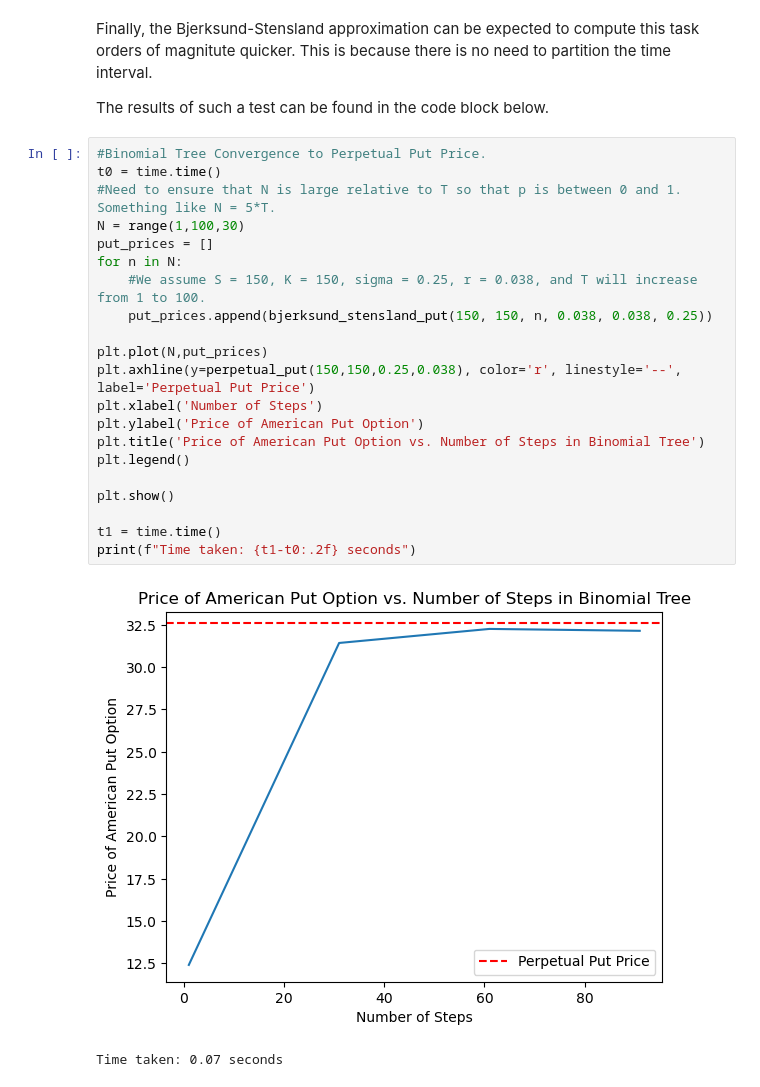
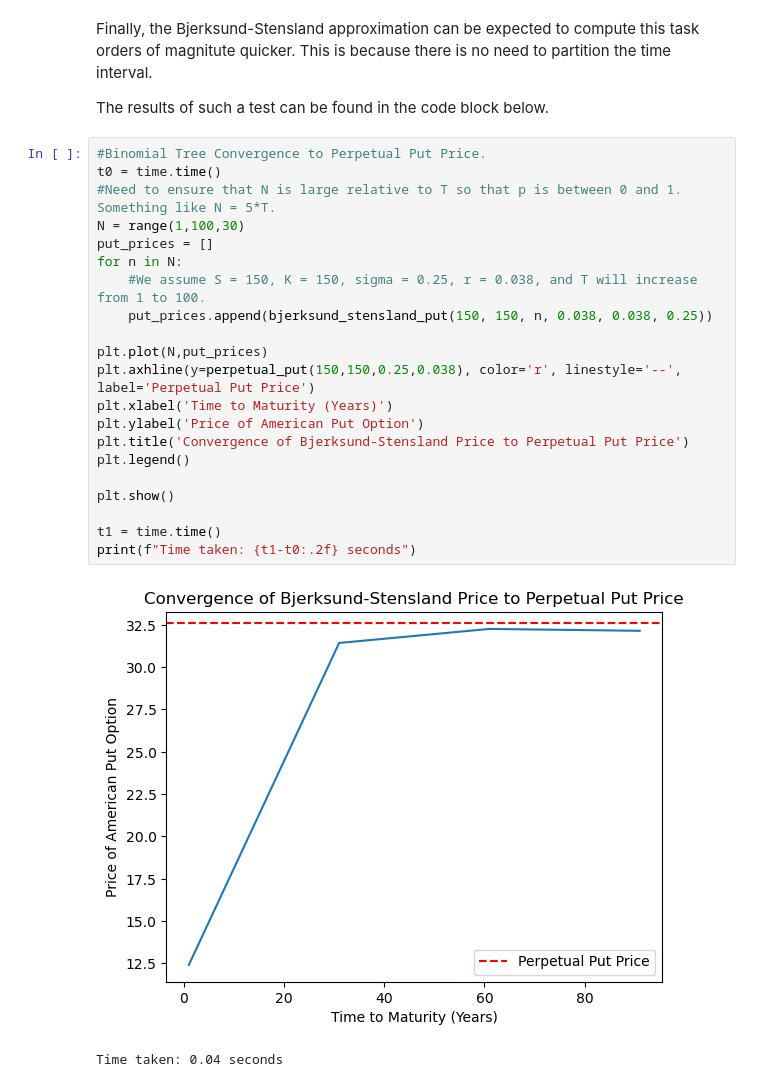
Before and after one commit to nathan-p-burns/pricing_american_options, a Jupyter notebook: pricing_american_options.ipynb, the cells around one changed output. Drawn from its saved outputs; the diff is of its cells as text.

```diff
--- a/pricing_american_options.ipynb
+++ b/pricing_american_options.ipynb
@@ -727,24 +727,24 @@ The results of such a test can be found in the code block below.
 # %%
 #Binomial Tree Convergence to Perpetual Put Price.
 t0 = time.time()
 #Need to ensure that N is large relative to T so that p is between 0 and 1. Something like N = 5*T.
 N = range(1,100,30)
 put_prices = []
 for n in N:
     #We assume S = 150, K = 150, sigma = 0.25, r = 0.038, and T will increase from 1 to 100.
     put_prices.append(bjerksund_stensland_put(150, 150, n, 0.038, 0.038, 0.25))
 
 plt.plot(N,put_prices)
 plt.axhline(y=perpetual_put(150,150,0.25,0.038), color='r', linestyle='--', label='Perpetual Put Price')
-plt.xlabel('Number of Steps')
+plt.xlabel('Time to Maturity (Years)')
 plt.ylabel('Price of American Put Option')
-plt.title('Price of American Put Option vs. Number of Steps in Binomial Tree')
+plt.title('Convergence of Bjerksund-Stensland Price to Perpetual Put Price')
 plt.legend()
 
 plt.show()
 
 t1 = time.time()
 print(f"Time taken: {t1-t0:.2f} seconds")
 # %% [output]
-[figure, old version]
+[figure, new version]
-Time taken: 0.07 seconds
+Time taken: 0.04 seconds
```
Also changed, not shown: parts of 7 cells of this notebook.
